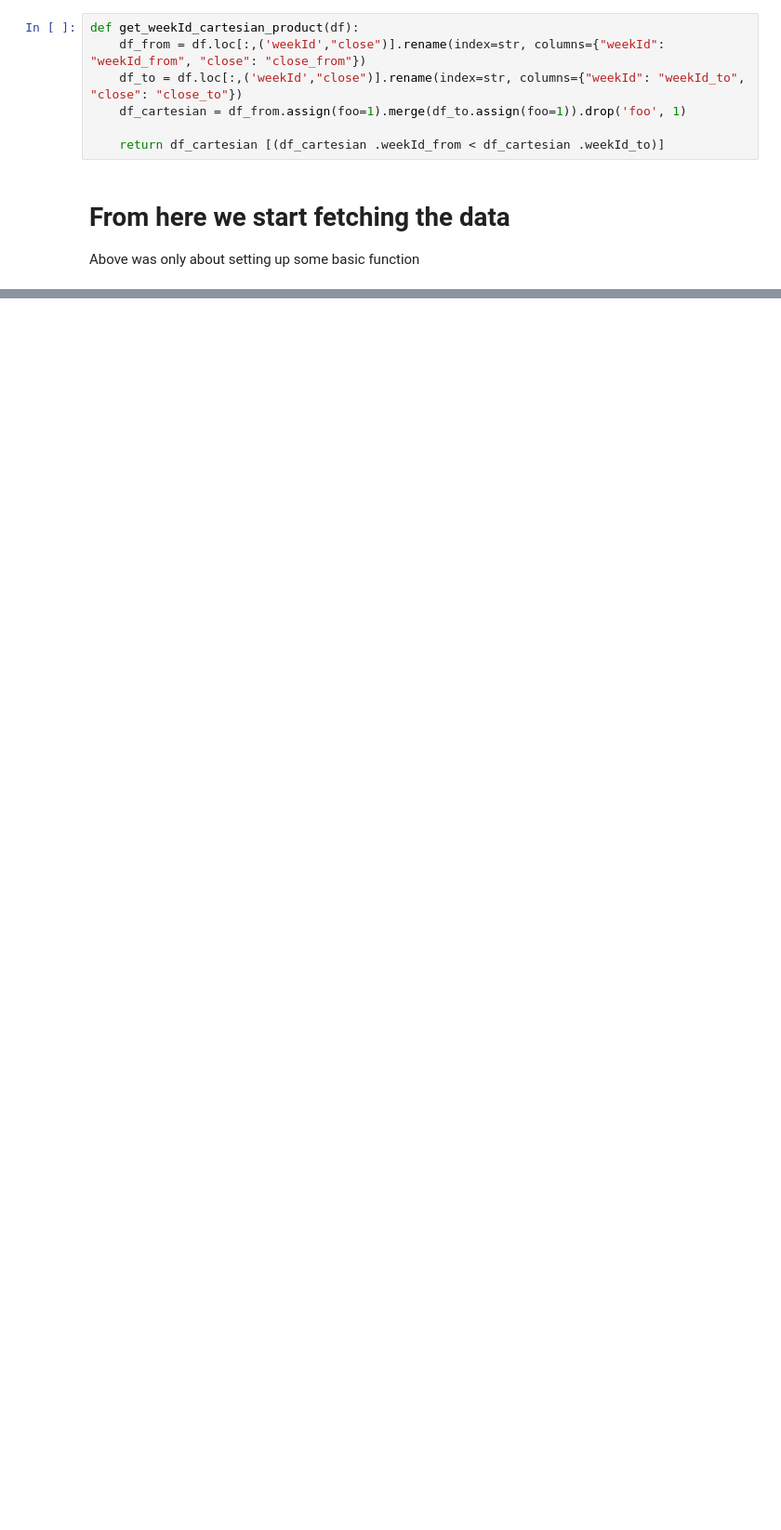
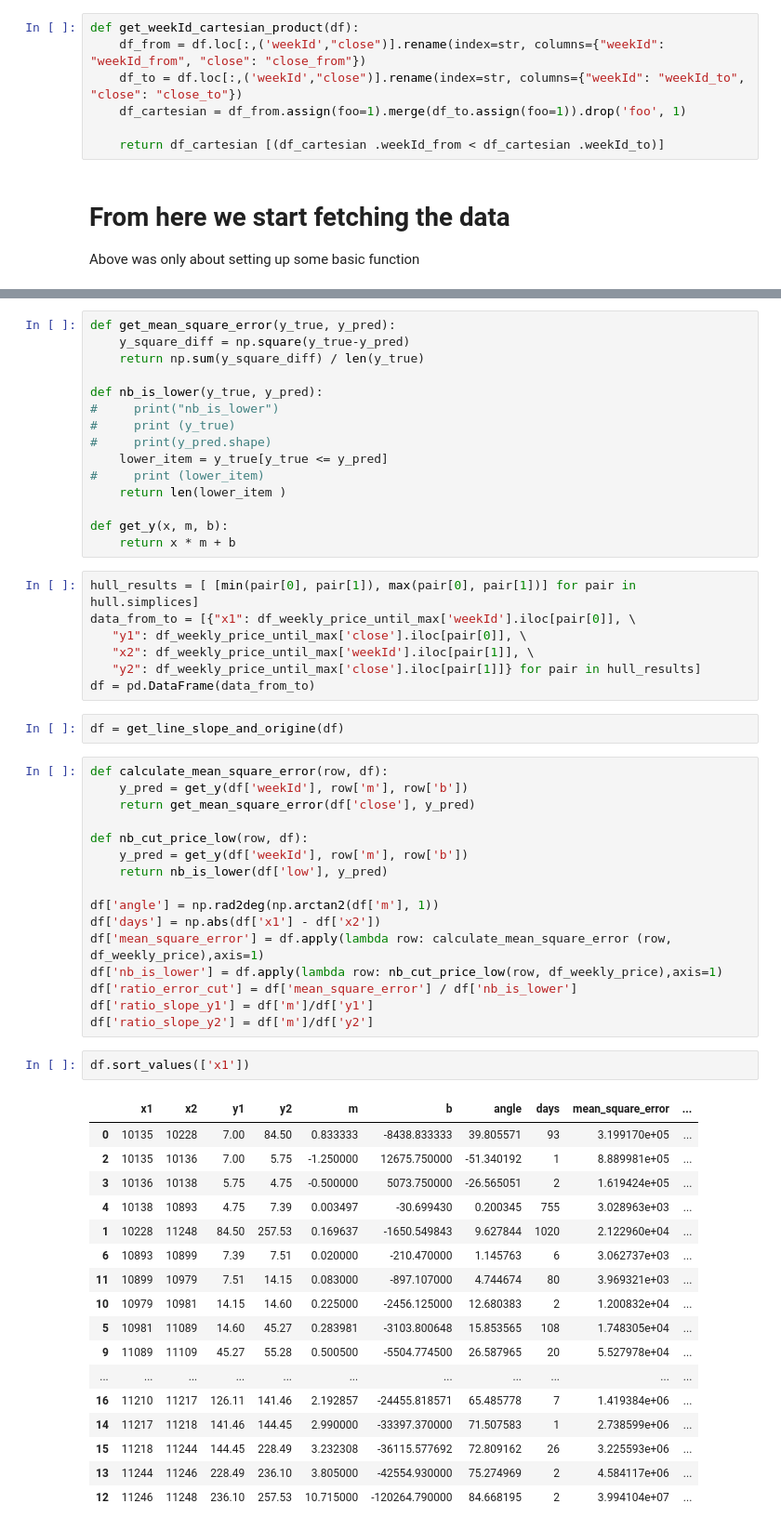
Before and after one commit to hyperwave-research/research, a Jupyter notebook: hyperwave_find_phases.ipynb, the cells around one changed output, grey strips where cells are left out. Shown at 93% size. Saved outputs shown, nothing was run; the diff lists cells and outputs as text; blank space fills up the shorter version.

```diff
--- a/hyperwave_find_phases.ipynb
+++ b/hyperwave_find_phases.ipynb
@@ -210,0 +322,60 @@ array([[1492,    0],
+# %%
+def get_mean_square_error(y_true, y_pred):
+    y_square_diff = np.square(y_true-y_pred)
+    return np.sum(y_square_diff) / len(y_true)
+
+def nb_is_lower(y_true, y_pred):
+#     print("nb_is_lower")
+#     print (y_true)
+#     print(y_pred.shape)
+    lower_item = y_true[y_true <= y_pred]
+#     print (lower_item)
+    return len(lower_item )
+
+def get_y(x, m, b):
+    return x * m + b
+# %%
+hull_results = [ [min(pair[0], pair[1]), max(pair[0], pair[1])] for pair in hull.simplices]
+data_from_to = [{"x1": df_weekly_price_until_max['weekId'].iloc[pair[0]], \
+   "y1": df_weekly_price_until_max['close'].iloc[pair[0]], \
+   "x2": df_weekly_price_until_max['weekId'].iloc[pair[1]], \
+   "y2": df_weekly_price_until_max['close'].iloc[pair[1]]} for pair in hull_results]
+df = pd.DataFrame(data_from_to)
+# %%
+df = get_line_slope_and_origine(df)
+# %%
+def calculate_mean_square_error(row, df):
+    y_pred = get_y(df['weekId'], row['m'], row['b'])
+    return get_mean_square_error(df['close'], y_pred)
+
+def nb_cut_price_low(row, df):
+    y_pred = get_y(df['weekId'], row['m'], row['b'])
+    return nb_is_lower(df['low'], y_pred)
+
+df['angle'] = np.rad2deg(np.arctan2(df['m'], 1))
+df['days'] = np.abs(df['x1'] - df['x2'])
+df['mean_square_error'] = df.apply(lambda row: calculate_mean_square_error (row, df_weekly_price),axis=1)
+df['nb_is_lower'] = df.apply(lambda row: nb_cut_price_low(row, df_weekly_price),axis=1)
+df['ratio_error_cut'] = df['mean_square_error'] / df['nb_is_lower']
+df['ratio_slope_y1'] = df['m']/df['y1']
+df['ratio_slope_y2'] = df['m']/df['y2']
+# %%
+df.sort_values(['x1'])
+# %% [output]
+|  | x1 | x2 | y1 | y2 | m | b | angle | days | mean_square_error | ... |
+| 0 | 10135 | 10228 | 7.00 | 84.50 | 0.833333 | -8438.833333 | 39.805571 | 93 | 3.199170e+05 | ... |
+| 2 | 10135 | 10136 | 7.00 | 5.75 | -1.250000 | 12675.750000 | -51.340192 | 1 | 8.889981e+05 | ... |
+| 3 | 10136 | 10138 | 5.75 | 4.75 | -0.500000 | 5073.750000 | -26.565051 | 2 | 1.619424e+05 | ... |
+| 4 | 10138 | 10893 | 4.75 | 7.39 | 0.003497 | -30.699430 | 0.200345 | 755 | 3.028963e+03 | ... |
+| 1 | 10228 | 11248 | 84.50 | 257.53 | 0.169637 | -1650.549843 | 9.627844 | 1020 | 2.122960e+04 | ... |
+| 6 | 10893 | 10899 | 7.39 | 7.51 | 0.020000 | -210.470000 | 1.145763 | 6 | 3.062737e+03 | ... |
+| 11 | 10899 | 10979 | 7.51 | 14.15 | 0.083000 | -897.107000 | 4.744674 | 80 | 3.969321e+03 | ... |
+| 10 | 10979 | 10981 | 14.15 | 14.60 | 0.225000 | -2456.125000 | 12.680383 | 2 | 1.200832e+04 | ... |
+| 5 | 10981 | 11089 | 14.60 | 45.27 | 0.283981 | -3103.800648 | 15.853565 | 108 | 1.748305e+04 | ... |
+| 9 | 11089 | 11109 | 45.27 | 55.28 | 0.500500 | -5504.774500 | 26.587965 | 20 | 5.527978e+04 | ... |
+| ... | ... | ... | ... | ... | ... | ... | ... | ... | ... | ... |
+| 16 | 11210 | 11217 | 126.11 | 141.46 | 2.192857 | -24455.818571 | 65.485778 | 7 | 1.419384e+06 | ... |
+| 14 | 11217 | 11218 | 141.46 | 144.45 | 2.990000 | -33397.370000 | 71.507583 | 1 | 2.738599e+06 | ... |
+| 15 | 11218 | 11244 | 144.45 | 228.49 | 3.232308 | -36115.577692 | 72.809162 | 26 | 3.225593e+06 | ... |
+| 13 | 11244 | 11246 | 228.49 | 236.10 | 3.805000 | -42554.930000 | 75.274969 | 2 | 4.584117e+06 | ... |
+| 12 | 11246 | 11248 | 236.10 | 257.53 | 10.715000 | -120264.790000 | 84.668195 | 2 | 3.994104e+07 | ... |
```
Also changed, not shown: parts of 20 cells of this notebook.
